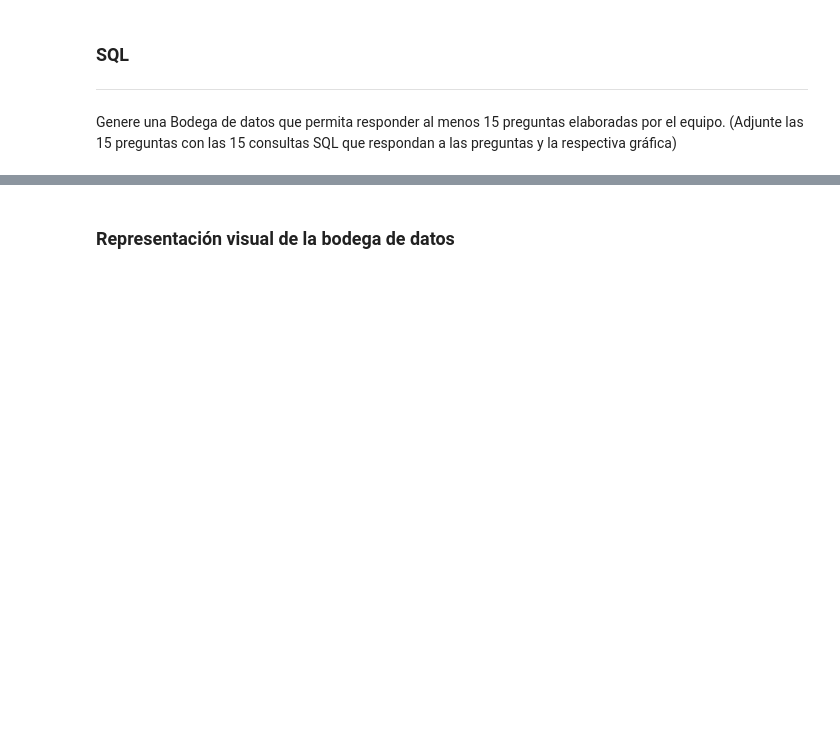
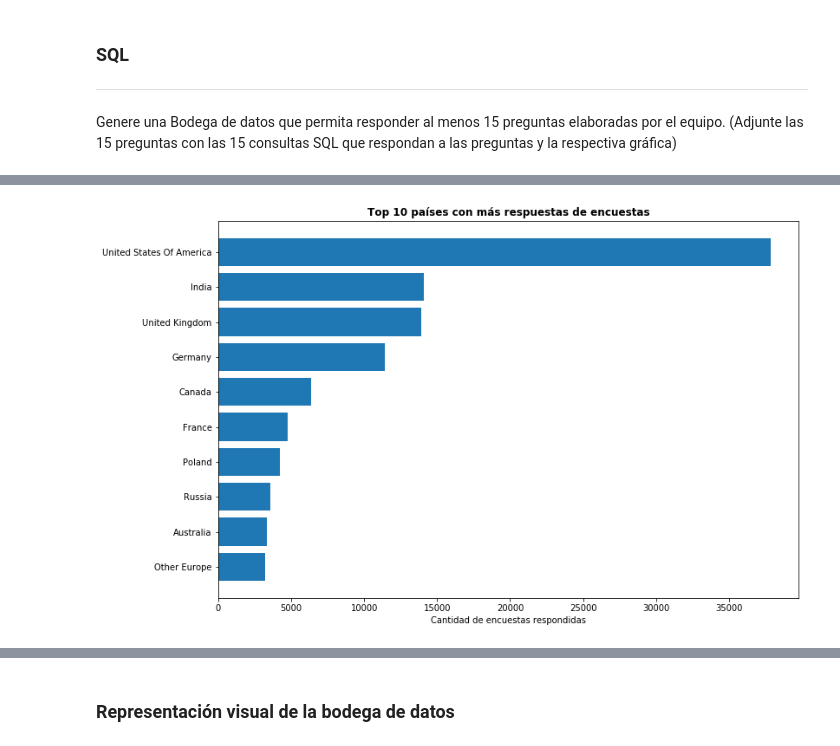
Before and after one commit to Juapatral/encuestas-stack-overflow, a Jupyter notebook: trabajo_final_sbdm_20191.ipynb, the cells around one changed output, grey strips where cells are left out. Drawn from its saved outputs; the diff is of its cells as text; code cells hidden in the pictures; blank space fills up the shorter version.

```diff
--- a/trabajo_final_sbdm_20191.ipynb
+++ b/trabajo_final_sbdm_20191.ipynb
@@ -1165,0 +790,8 @@ plt.savefig('Archivos_SBDM_20191/query15.PNG', bbox_inches = Bbox([[-1,0],[6,6]]
+# %%
+# crear nombre de graficas
+
+nombres_graficas = []
+for i in range(0,17):
+  nombres_graficas.append('Archivos_SBDM_20191/query' + str(i) + '.PNG')
+
+#nombres_graficas
@@ -1165,0 +815,24 @@ plt.savefig('Archivos_SBDM_20191/query15.PNG', bbox_inches = Bbox([[-1,0],[6,6]]
+# %%
+# query 1
+# cuantos programadores respondieron por los 10 primeros paises
+
+# generar tabla para la pregunta
+consulta1 = (encuestas
+             .groupby(['country',])
+             .count()['occupation']
+             .sort_values(ascending = False)[:10]
+             .sort_values()
+            )
+
+#graficar
+plt.figure(figsize = (12, 8)) # establecer tamano
+plt.barh(y = consulta1.index, width = consulta1) # barras
+plt.title('Top 10 países con más respuestas de encuestas', weight = 'bold'); # editar titulo
+plt.xlabel('Cantidad de encuestas respondidas') # ajustar titulo eje x
+
+top_paises = consulta1.copy()
+
+# guardar grafica
+plt.savefig(nombres_graficas[1], bbox_inches = Bbox([[-1,0],[12,8]]))
+# %% [output]
+[figure, added]
```
Also changed, not shown: parts of 51 cells of this notebook.
